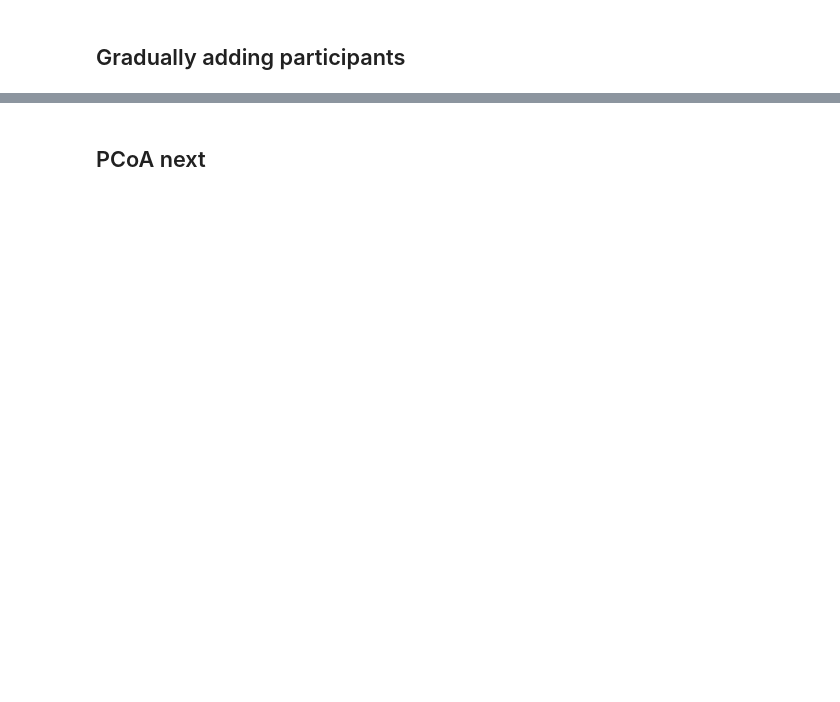
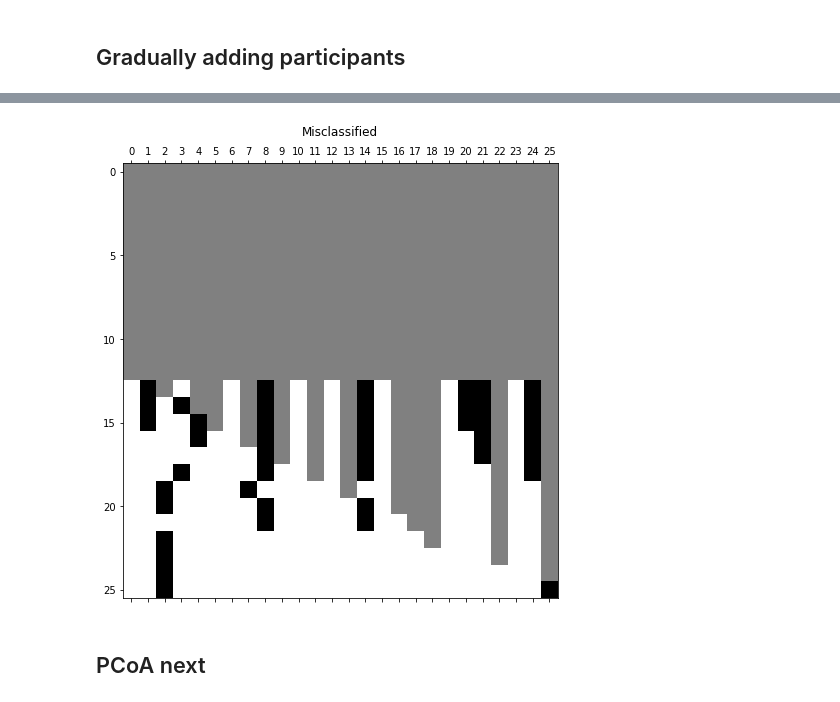
Before and after one commit to alexandremerasli/TFE, a Jupyter notebook: cluster_data.ipynb, the cells around one changed output, grey strips where cells are left out. Cells and saved outputs as stored; diff of their text form; code cells hidden in the pictures; blank space fills up the shorter version.

```diff
--- a/cluster_data.ipynb
+++ b/cluster_data.ipynb
@@ -2445,3 +2485,14 @@ Text(0, 0.5, 'Accuracy')
+# %%
+from matplotlib.ticker import MultipleLocator
+
+fig = plt.figure(figsize=(8, 8))
+ax = fig.add_subplot(111)
+ax.matshow(misClassified, cmap=plt.cm.gray)
+ax.xaxis.set_major_locator(MultipleLocator(1))
+plt.title("Misclassified")
+plt.show()
+# %% [output]
+[figure, added]
 # %% [markdown]
 ## PCoA next
 # %%
```
Also changed, not shown: parts of 61 cells of this notebook.
